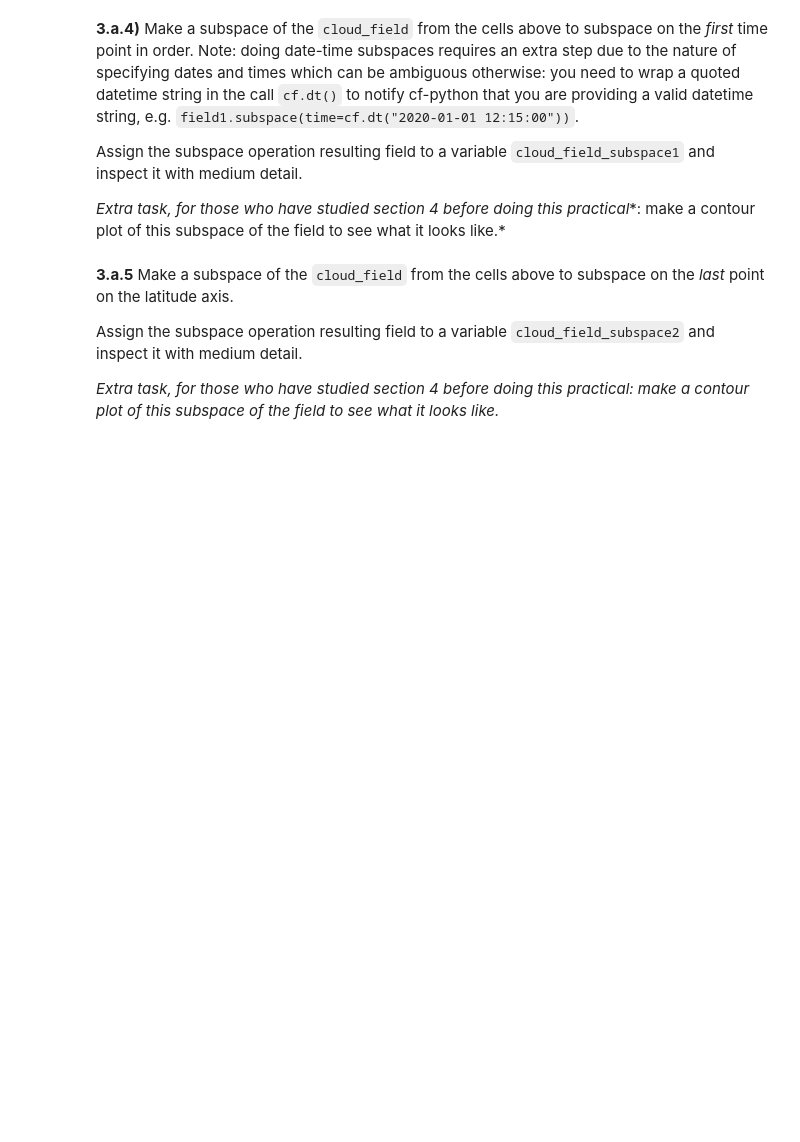
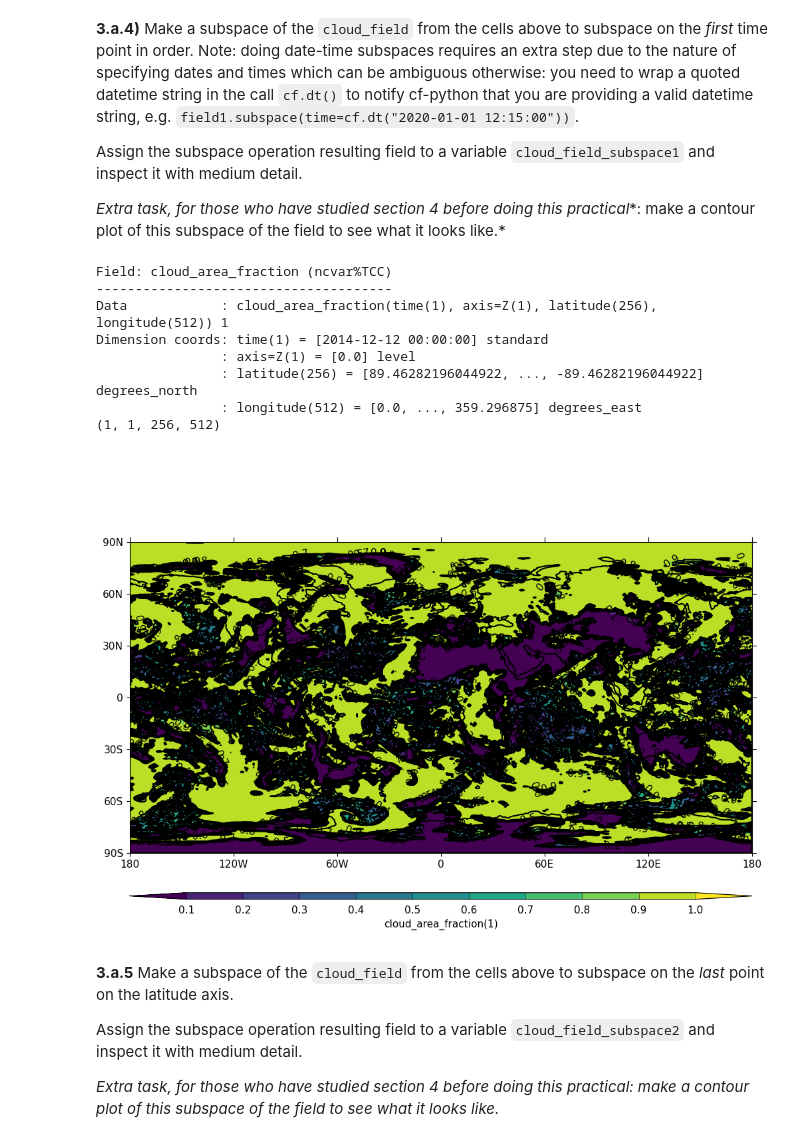
Before and after one commit to rrdeleon/my-isc-work, a Jupyter notebook: python-data/exercises/ex04_cf_python.ipynb, the cells around one changed output. Cells and saved outputs as stored; diff of their text form; code cells hidden in the pictures; blank space fills up the shorter version.

```diff
--- a/python-data/exercises/ex04_cf_python.ipynb
+++ b/python-data/exercises/ex04_cf_python.ipynb
@@ -465,6 +468,21 @@ cloud_field_data = cloud_field.d
 Assign the subspace operation resulting field to a variable `cloud_field_subspace1` and inspect it with medium detail.
 
 *Extra task, for those who have studied section 4 before doing this practical**: make a contour plot of this subspace of the field to see what it looks like.*
+# %%
+cloud_field_subspace1 = cloud_field.subspace(time=cf.dt("2014-12-12 00:00:00"))
+print(cloud_field_subspace1)
+print(cloud_field_subspace1.data.shape)
+cfp.con(cloud_field_subspace1)
+# %% [output]
+Field: cloud_area_fraction (ncvar%TCC)
+--------------------------------------
+Data            : cloud_area_fraction(time(1), axis=Z(1), latitude(256), longitude(512)) 1
+Dimension coords: time(1) = [2014-12-12 00:00:00] standard
+                : axis=Z(1) = [0.0] level
+                : latitude(256) = [89.46282196044922, ..., -89.46282196044922] degrees_north
+                : longitude(512) = [0.0, ..., 359.296875] degrees_east
+(1, 1, 256, 512)
+[figure, added]
 # %% [markdown]
 **3.a.5** Make a subspace of the `cloud_field` from the cells above to subspace on the *last* point on the latitude axis.
 
```
Also changed, not shown: parts of 10 cells of this notebook, 1 other file.
